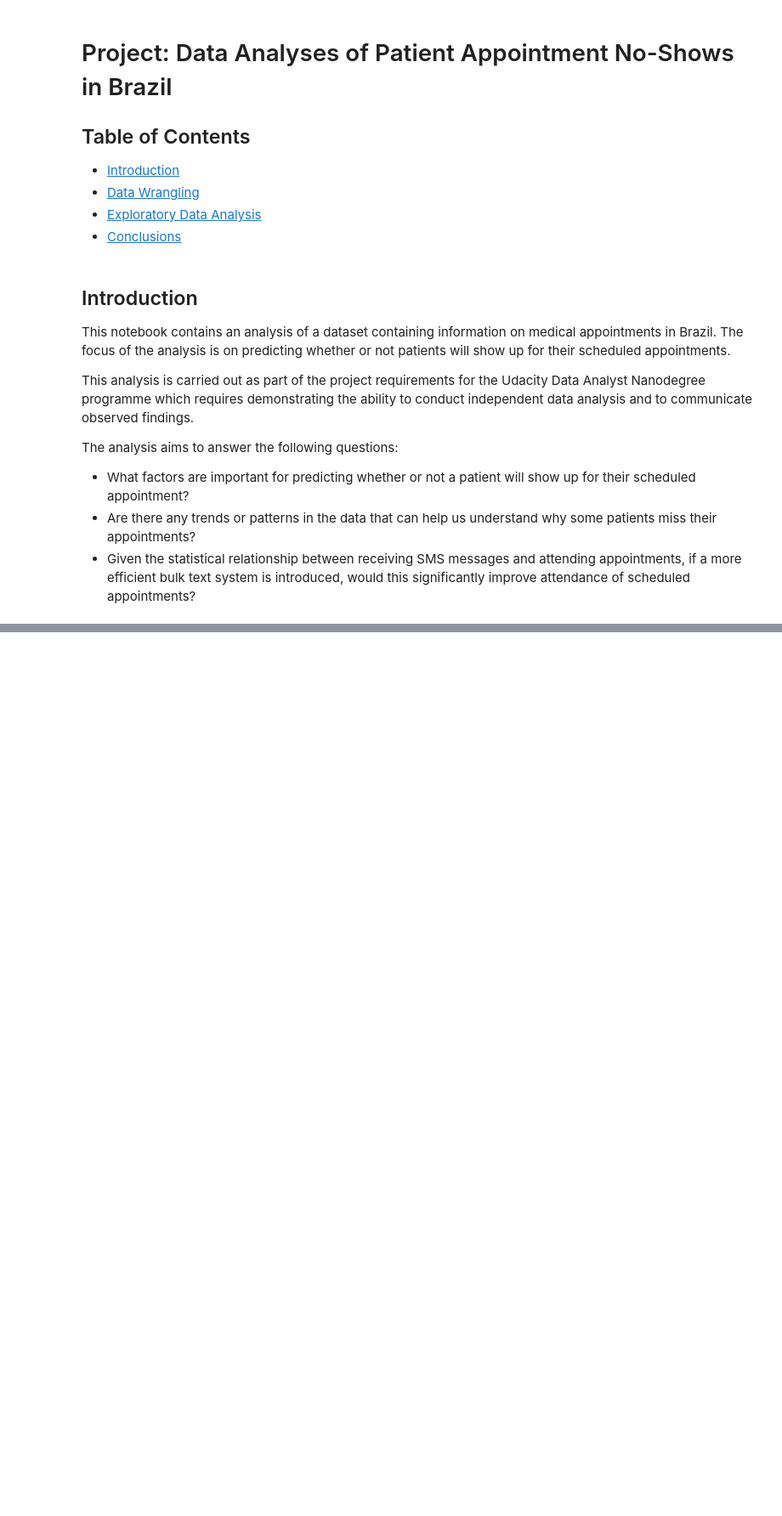
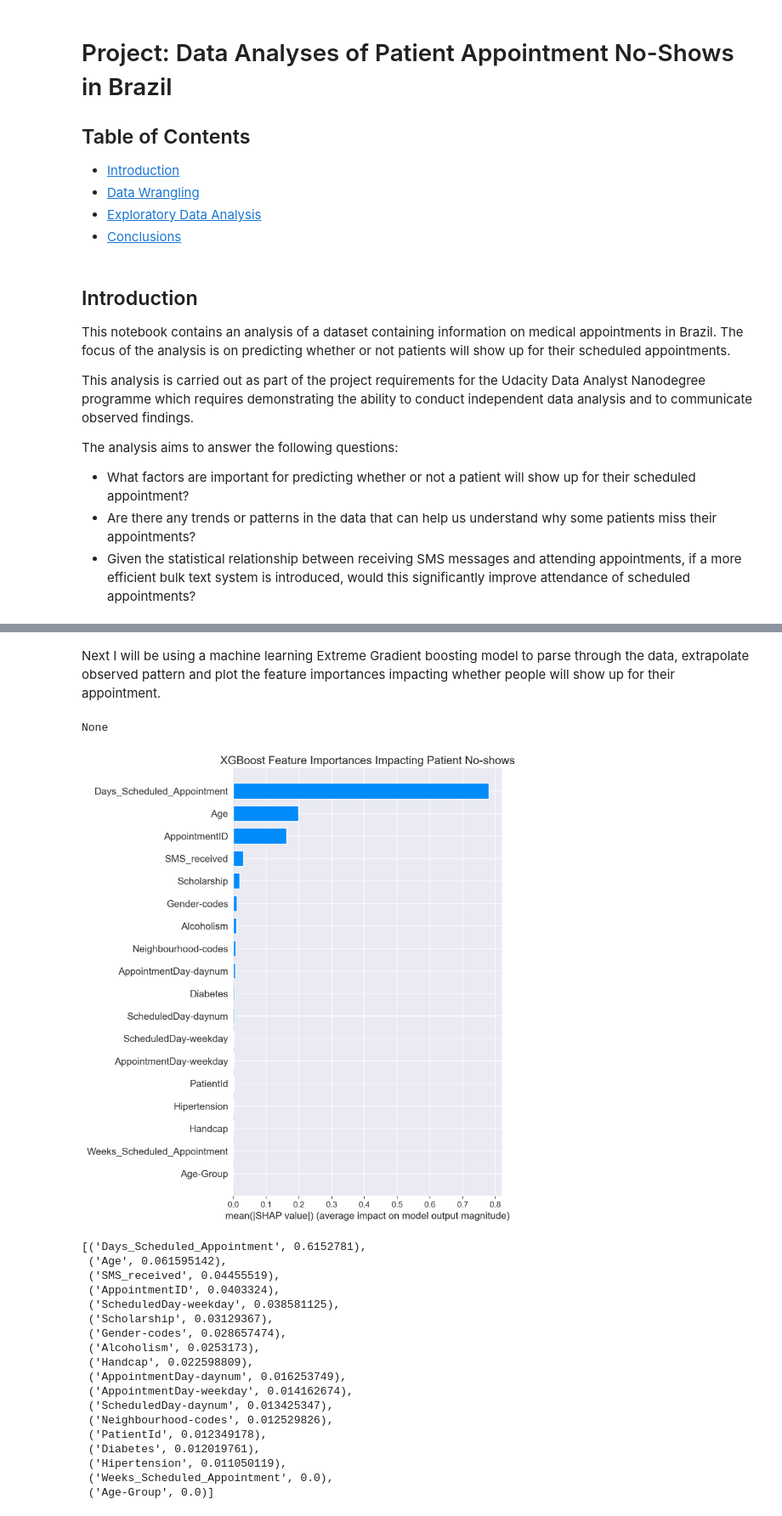
Before and after one commit to Chukwuedo/patient-appointment-noshow-analyses, a Jupyter notebook: notebooks/investigate-a-dataset-project.ipynb, the cells around one changed output, grey strips where cells are left out. Shown at 85% size. Cells and saved outputs as stored; diff of their text form; code cells hidden in the pictures; blank space fills up the shorter version.

```diff
--- a/notebooks/investigate-a-dataset-project.ipynb
+++ b/notebooks/investigate-a-dataset-project.ipynb
@@ -65,0 +115,16 @@ initial_df.head()
+# %%
+# Correct the IDs to int64
+initial_df["PatientId"] = initial_df["PatientId"].astype(np.int64)
+initial_df["AppointmentID"] = initial_df["AppointmentID"].astype(np.int64)
+# %%
+# Replace Patients with Age = -1 by the median age of the patients having the same Gender and in the same Neighbourhood as the patient
+
+median_age_neighbourhood = initial_df.groupby(["Gender", "Neighbourhood"], as_index=False)["Age"].median()
+
+initial_df[["Age", "Gender", "Neighbourhood"]] = initial_df[["Age", "Gender", "Neighbourhood"]].apply(lambda x: (median_age_neighbourhood[(median_age_neighbourhood["Gender"] == x["Gender"]) & (median_age_neighbourhood["Neighbourhood"] == x[2])]["Age"].tolist()[-1], x["Gender"], x["Neighbourhood"]) if x["Age"] == -1 else x, axis=1)
+
+initial_df["Age"] = initial_df["Age"].astype(np.int64)
+# %%
+# Replace Patients with Handcap value greater than 0 with 1
+initial_df["Handcap"] = np.where(initial_df["Handcap"] == 0, 0, 1)
+initial_df["Handcap"] = initial_df["Handcap"].astype(np.int64)
@@ -91,0 +241,2 @@ initial_df.head()
+# %% [markdown]
+Next I will be using a machine learning Extreme Gradient boosting model to parse through the data, extrapolate observed pattern and plot the feature importances impacting whether people will show up for their appointment.
@@ -91,0 +247,42 @@ initial_df.head()
+# %%
+feature_importance_df = initial_df.copy()
+feature_importance_df = feature_importance_df[["PatientId", "AppointmentID", "Gender-codes", "ScheduledDay-daynum", "ScheduledDay-weekday", "Days_Scheduled_Appointment", "Weeks_Scheduled_Appointment", "AppointmentDay-daynum", "AppointmentDay-weekday", "Age", "Age-Group", "Neighbourhood-codes", "Scholarship", "Hipertension", "Diabetes", "Alcoholism", "Handcap", "SMS_received", "No-show-codes"]]
+
+feature_importance_df["Age-Group"]  = feature_importance_df["Age-Group"].cat.codes
+# %%
+X_train, X_test, y_train, y_test = train_test_split(feature_importance_df.drop(columns = "No-show-codes"), feature_importance_df["No-show-codes"], test_size = 0.30, random_state = 0)
+
+xgb = XGBClassifier(n_estimators=50)
+xgb.fit(X_train, y_train)
+
+feature_explainer = shap.TreeExplainer(xgb)
+shap_values = feature_explainer.shap_values(X_test)
+
+display(shap.summary_plot(shap_values, X_test, plot_type="bar", show = False))
+plt.title('XGBoost Feature Importances Impacting Patient No-shows', fontsize = 15)
+plt.show()
+
+
+# display(sorted(list(xgb.feature_importances_), reverse = True))
+display(sorted(list(zip(list(feature_importance_df.columns), list(xgb.feature_importances_))), key = lambda x: x[1], reverse = True))
+# %% [output]
+None
+[figure, added]
+[('Days_Scheduled_Appointment', 0.6152781),
+ ('Age', 0.061595142),
+ ('SMS_received', 0.04455519),
+ ('AppointmentID', 0.0403324),
+ ('ScheduledDay-weekday', 0.038581125),
+ ('Scholarship', 0.03129367),
+ ('Gender-codes', 0.028657474),
+ ('Alcoholism', 0.0253173),
+ ('Handcap', 0.022598809),
+ ('AppointmentDay-daynum', 0.016253749),
+ ('AppointmentDay-weekday', 0.014162674),
+ ('ScheduledDay-daynum', 0.013425347),
+ ('Neighbourhood-codes', 0.012529826),
+ ('PatientId', 0.012349178),
+ ('Diabetes', 0.012019761),
+ ('Hipertension', 0.011050119),
+ ('Weeks_Scheduled_Appointment', 0.0),
+ ('Age-Group', 0.0)]
```
Also changed, not shown: parts of 43 cells of this notebook, 5 other files.
